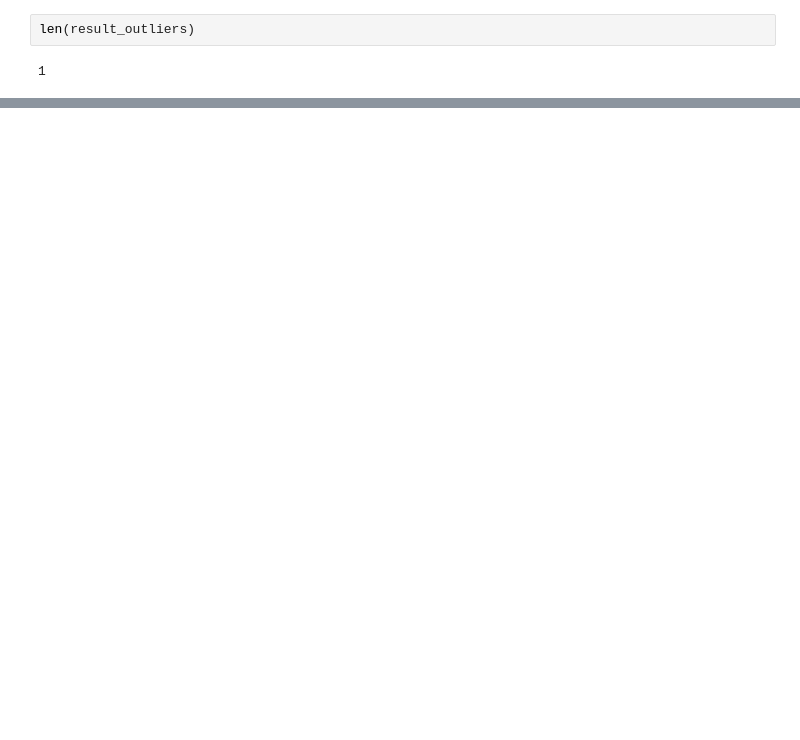
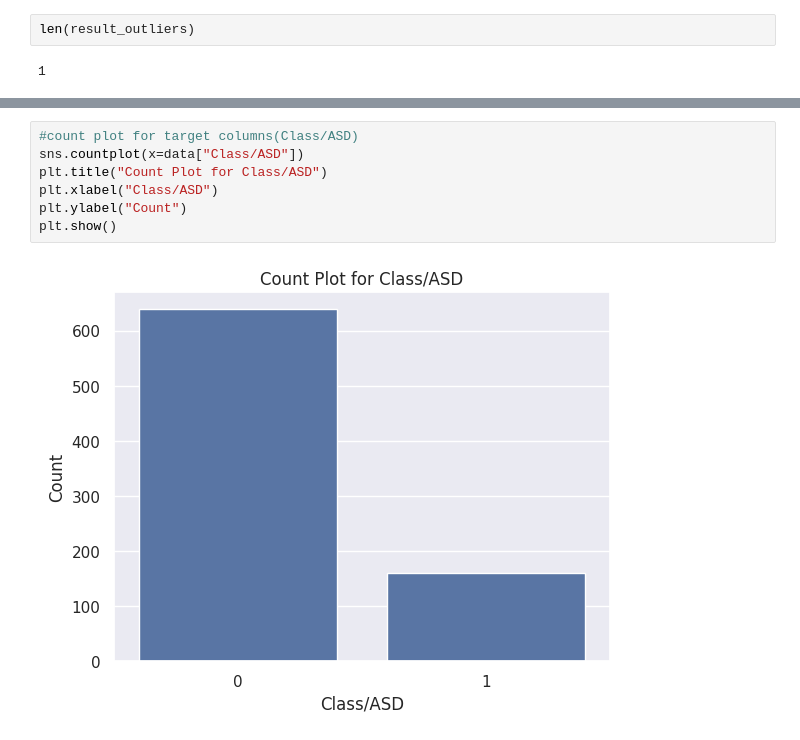
Before and after one commit to Musarrat1/Autism, a Jupyter notebook: autism.ipynb, the cells around one changed output, grey strips where cells are left out. Drawn from its saved outputs; the diff is of its cells as text; blank space fills up the shorter version.

```diff
--- a/autism.ipynb
+++ b/autism.ipynb
@@ -357,0 +396,9 @@ len(result_outliers)
+# %%
+#count plot for target columns(Class/ASD)
+sns.countplot(x=data["Class/ASD"])
+plt.title("Count Plot for Class/ASD")
+plt.xlabel("Class/ASD")
+plt.ylabel("Count")
+plt.show()
+# %% [output]
+[figure, added]
```
Also changed, not shown: parts of 6 cells of this notebook.
